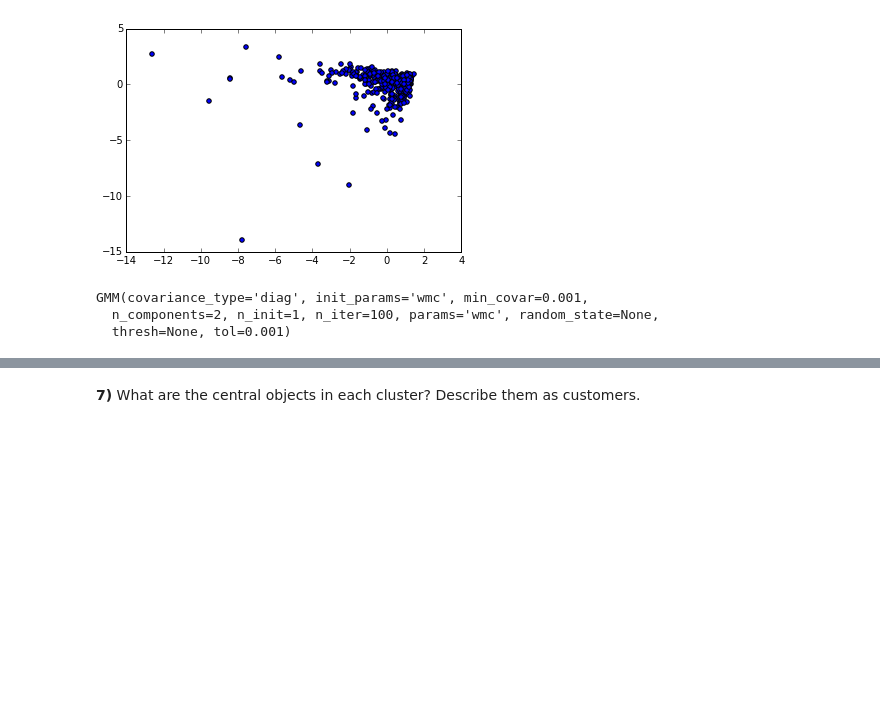
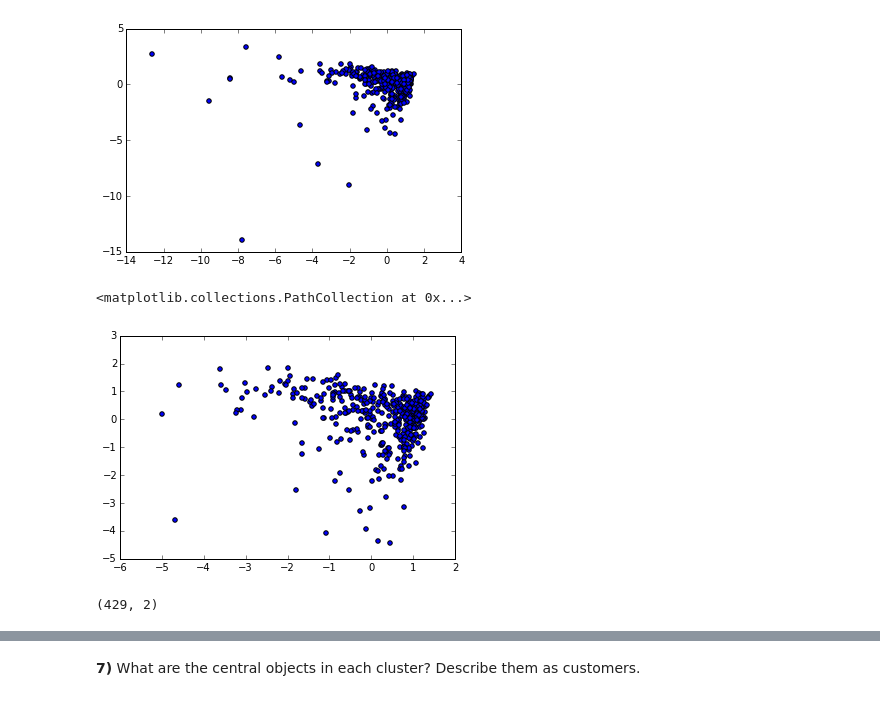
Before and after one commit to peacing/udacity-machine-learning, a Jupyter notebook: Udac-MLE/customer_segments/customer_segments.ipynb, the cells around one changed output, grey strips where cells are left out. Saved outputs shown, nothing was run; the diff lists cells and outputs as text; code cells hidden in the pictures; blank space fills up the shorter version.

```diff
--- a/Udac-MLE/customer_segments/customer_segments.ipynb
+++ b/Udac-MLE/customer_segments/customer_segments.ipynb
@@ -177,0 +192,9 @@ plt.scatter(reduced_data[:,0], reduced_data[:,1])
+# %%
+plt.scatter(reduced_data[:,0], reduced_data[:,1])
+# %% [output]
+<matplotlib.collections.PathCollection at 0x...>
+[figure, added]
+# %%
+reduced_data.shape
+# %% [output]
+(429, 2)
@@ -179,14 +206,16 @@ plt.scatter(reduced_data[:,0], reduced_data[:,1])
 # TODO: Implement your clustering algorithm here, and fit it to the reduced data for visualization
 # The visualizer below assumes your clustering object is named 'clusters'
 
-# Since the data does not appear to have two nice spherical clusters, I'll use GMM, which should be more flexible
-# in capturing the data.
+bics = []
+for i in range(1,8):
+    gmm = GMM(n_components=i)
+    gmm.fit(reduced_data)
+    bic = gmm.bic(reduced_data)
+    bics.append(bic)
 
-gmm = GMM(n_components=2)
+#clusters = gmm.fit(reduced_data)
+#print clusters
 
-clusters = gmm.fit(reduced_data)
-print clusters
+#gmm = GMM(n_components=6)
+#clusters = gmm.fit(reduced_data)
+#print clusters
-# %% [output]
-GMM(covariance_type='diag', init_params='wmc', min_covar=0.001,
-  n_components=2, n_init=1, n_iter=100, params='wmc', random_state=None,
-  thresh=None, tol=0.001)
```
Also changed, not shown: parts of 18 cells of this notebook, 1 other file.
